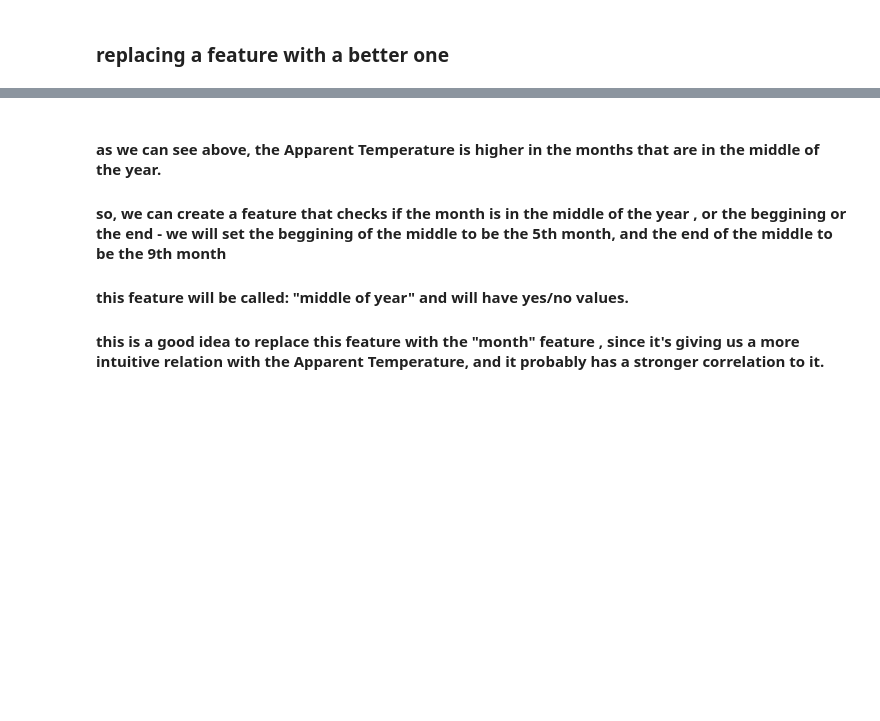
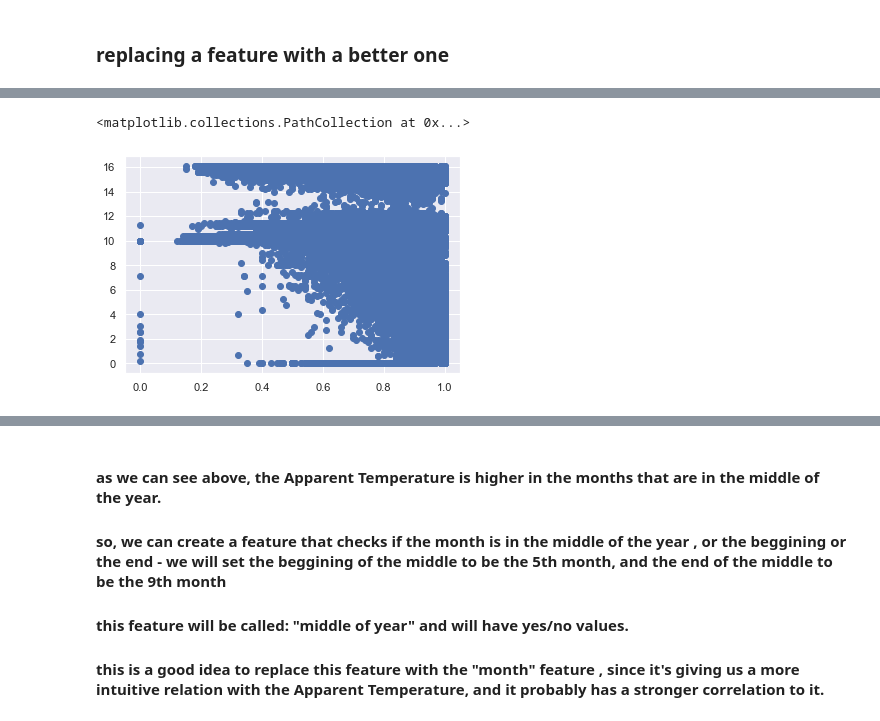
Before and after one commit to BabyBlue555/firstYear-semA-project, a Jupyter notebook: Predicting the Apparent Temperature.ipynb, the cells around one changed output, grey strips where cells are left out. Drawn from its saved outputs; the diff is of its cells as text; code cells hidden in the pictures; blank space fills up the shorter version.

```diff
--- a/Predicting the Apparent Temperature.ipynb
+++ b/Predicting the Apparent Temperature.ipynb
@@ -286,0 +325,5 @@ sns.pairplot(weather, x_vars=['month'], y_vars='Apparent Temperature (C)', heigh
+# %%
+plt.scatter(weather['Humidity'], weather['Visibility (km)'])
+# %% [output]
+<matplotlib.collections.PathCollection at 0x...>
+[figure, added]
```
Also changed, not shown: parts of 130 cells of this notebook.
